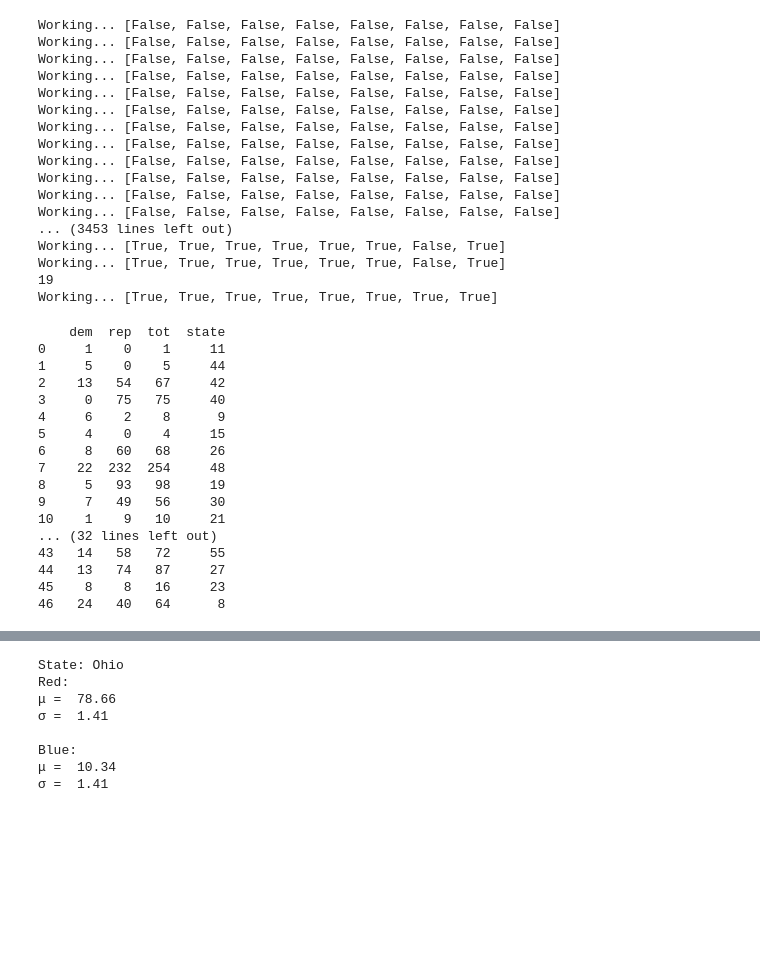
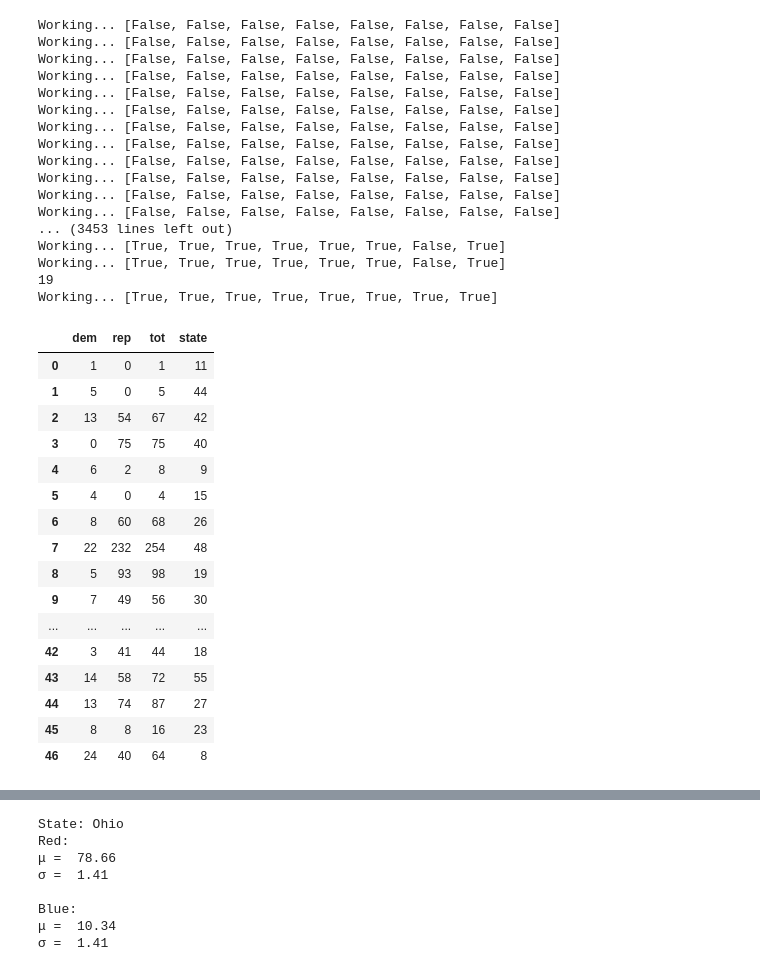
Before and after one commit to Extr1n/CSDS133-final-Gerrymandering, a Jupyter notebook: import_data.ipynb, the cells around one changed output, grey strips where cells are left out. Saved outputs shown, nothing was run; the diff lists cells and outputs as text; code cells hidden in the pictures; blank space fills up the shorter version.

```diff
--- a/import_data.ipynb
+++ b/import_data.ipynb
@@ -263,46 +262,46 @@ Working... [True, True, True, True, True, True, True, True]
 # %%
 ################################
 ### Import actual state data ###
 ################################
 
 con = activateCon()
 cur = con.cursor()
 
-stateinfo = pd.DataFrame(cur.execute('''
+stateinfo = gpd.GeoDataFrame(cur.execute('''
     select SUM(d) as dem, SUM(r) as rep, count(*) as tot, state
     from (
         select
             (CASE when SUM(dem) > SUM(rep) then 1 else 0 end) as d,
             (CASE when SUM(dem) < SUM(rep) then 1 else 0 end) as r,
             state
         from transformed as t
         group by state, county
     )
     group by state;
 ''').fetchall())
 
 stateinfo = stateinfo.set_axis(['dem', 'rep', 'tot', 'state'], axis=1)
-print(stateinfo)
+display(stateinfo)
 
 con.close()
 # %% [output]
-    dem  rep  tot  state
-0     1    0    1     11
-1     5    0    5     44
-2    13   54   67     42
-3     0   75   75     40
-4     6    2    8      9
-5     4    0    4     15
-6     8   60   68     26
-7    22  232  254     48
-8     5   93   98     19
-9     7   49   56     30
-10    1    9   10     21
-... (32 lines left out)
-43   14   58   72     55
-44   13   74   87     27
-45    8    8   16     23
-46   24   40   64      8
+|  | dem | rep | tot | state |
+| 0 | 1 | 0 | 1 | 11 |
+| 1 | 5 | 0 | 5 | 44 |
+| 2 | 13 | 54 | 67 | 42 |
+| 3 | 0 | 75 | 75 | 40 |
+| 4 | 6 | 2 | 8 | 9 |
+| 5 | 4 | 0 | 4 | 15 |
+| 6 | 8 | 60 | 68 | 26 |
+| 7 | 22 | 232 | 254 | 48 |
+| 8 | 5 | 93 | 98 | 19 |
+| 9 | 7 | 49 | 56 | 30 |
+| ... | ... | ... | ... | ... |
+| 42 | 3 | 41 | 44 | 18 |
+| 43 | 14 | 58 | 72 | 55 |
+| 44 | 13 | 74 | 87 | 27 |
+| 45 | 8 | 8 | 16 | 23 |
+| 46 | 24 | 40 | 64 | 8 |
 # %%
 #######################################
 ### Load simulation and actual data ###
```
Also changed, not shown: parts of 10 cells of this notebook, 4 other files.
